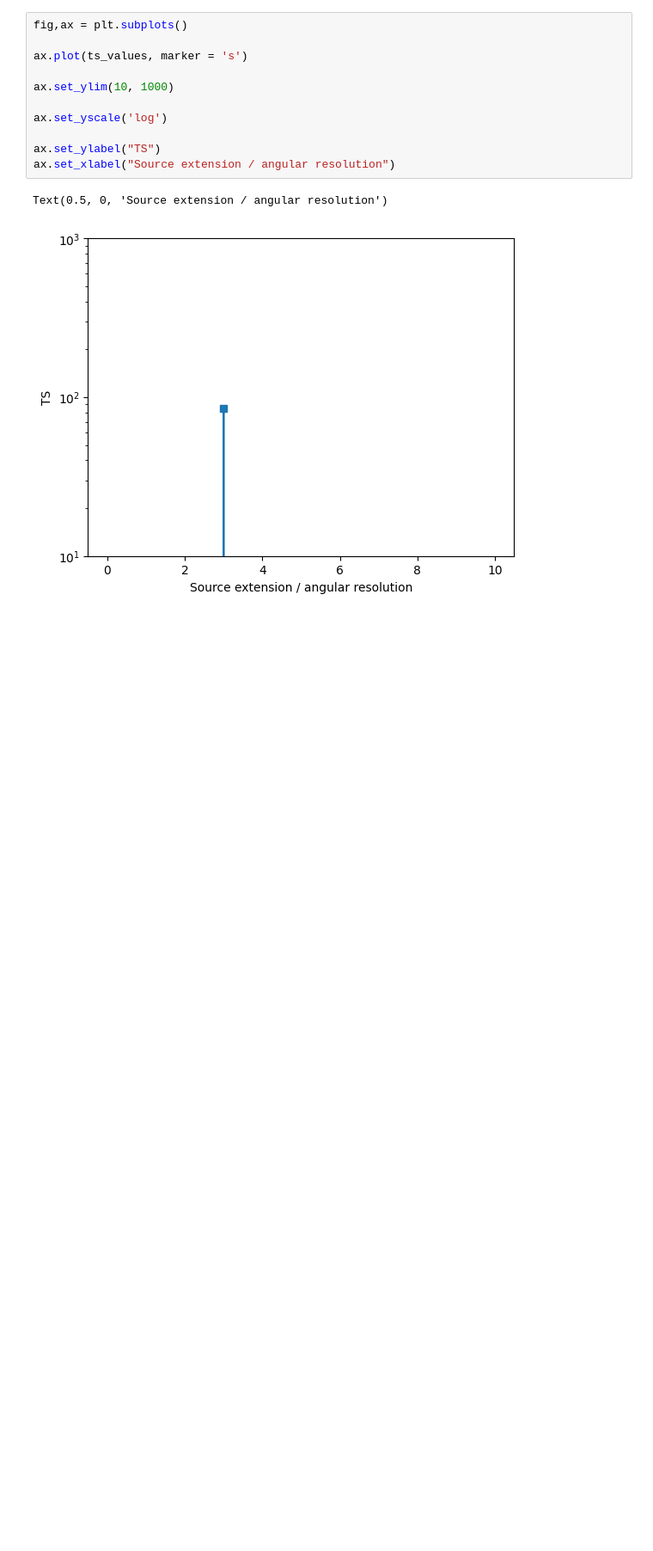
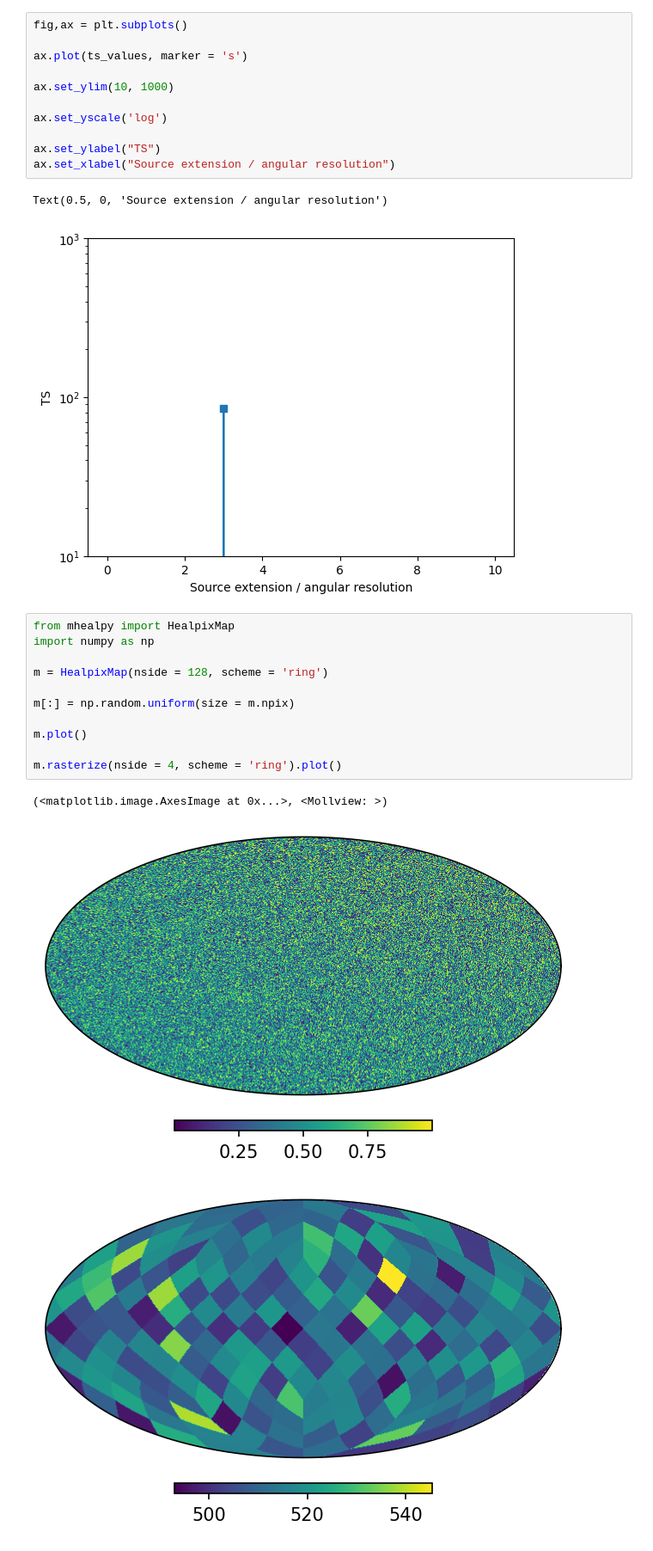
Before and after one commit to israelmcmc/gammaraytoys, a Jupyter notebook: docs/examples/toy_cmd_2d.ipynb, the cells around one changed output. Shown at 86% size. Drawn from its saved outputs; the diff is of its cells as text; blank space fills up the shorter version.

```diff
--- a/docs/examples/toy_cmd_2d.ipynb
+++ b/docs/examples/toy_cmd_2d.ipynb
@@ -271,3 +271,18 @@ ax.set_xlabel("Source extension / angular resolution")
 # %% [output]
 Text(0.5, 0, 'Source extension / angular resolution')
 [figure]
+# %%
+from mhealpy import HealpixMap
+import numpy as np
+
+m = HealpixMap(nside = 128, scheme = 'ring')
+
+m[:] = np.random.uniform(size = m.npix)
+
+m.plot()
+
+m.rasterize(nside = 4, scheme = 'ring').plot()
+# %% [output]
+(<matplotlib.image.AxesImage at 0x...>, <Mollview: >)
+[figure, added]
+[figure, added]
```
Also changed, not shown: 1 other file.
